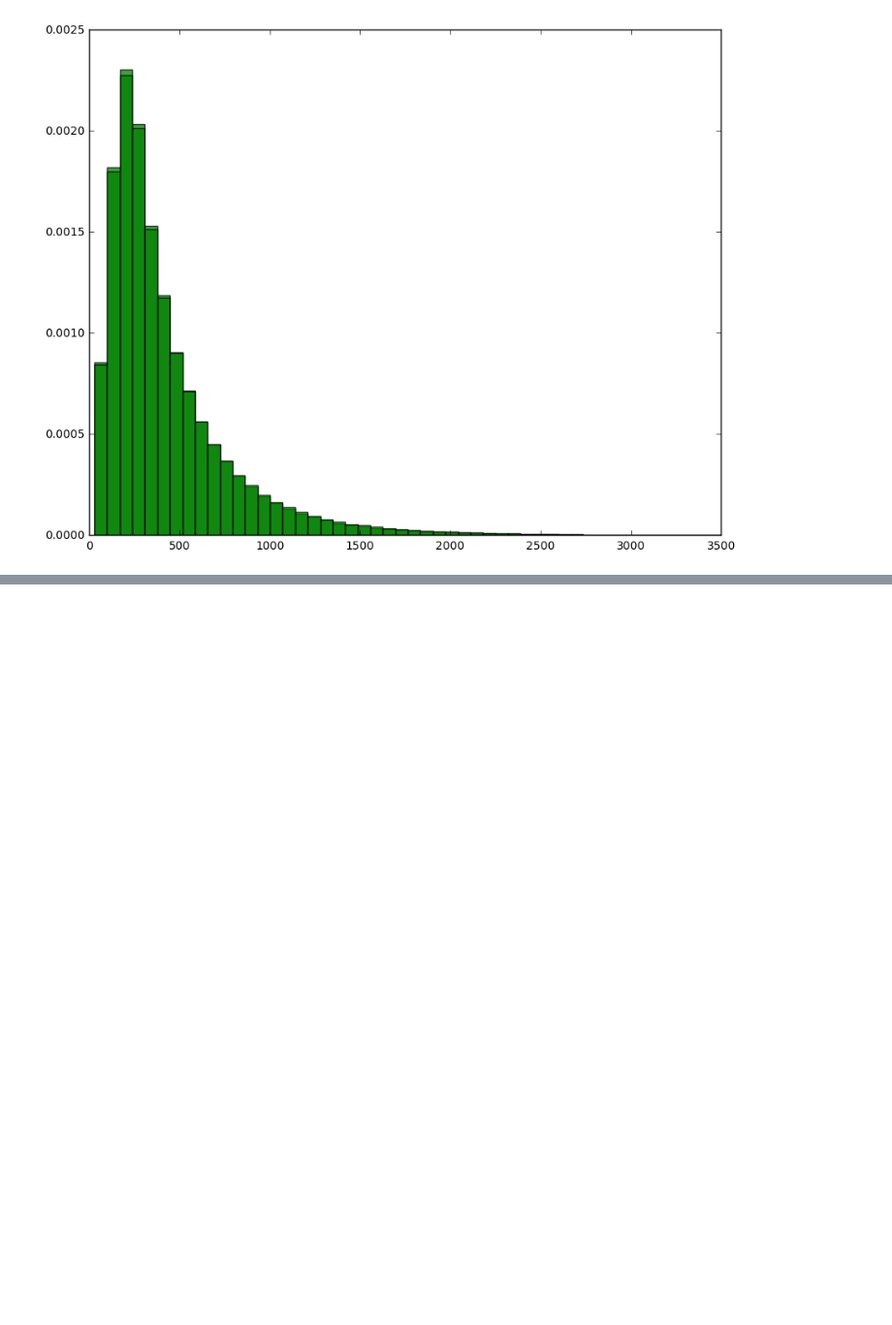
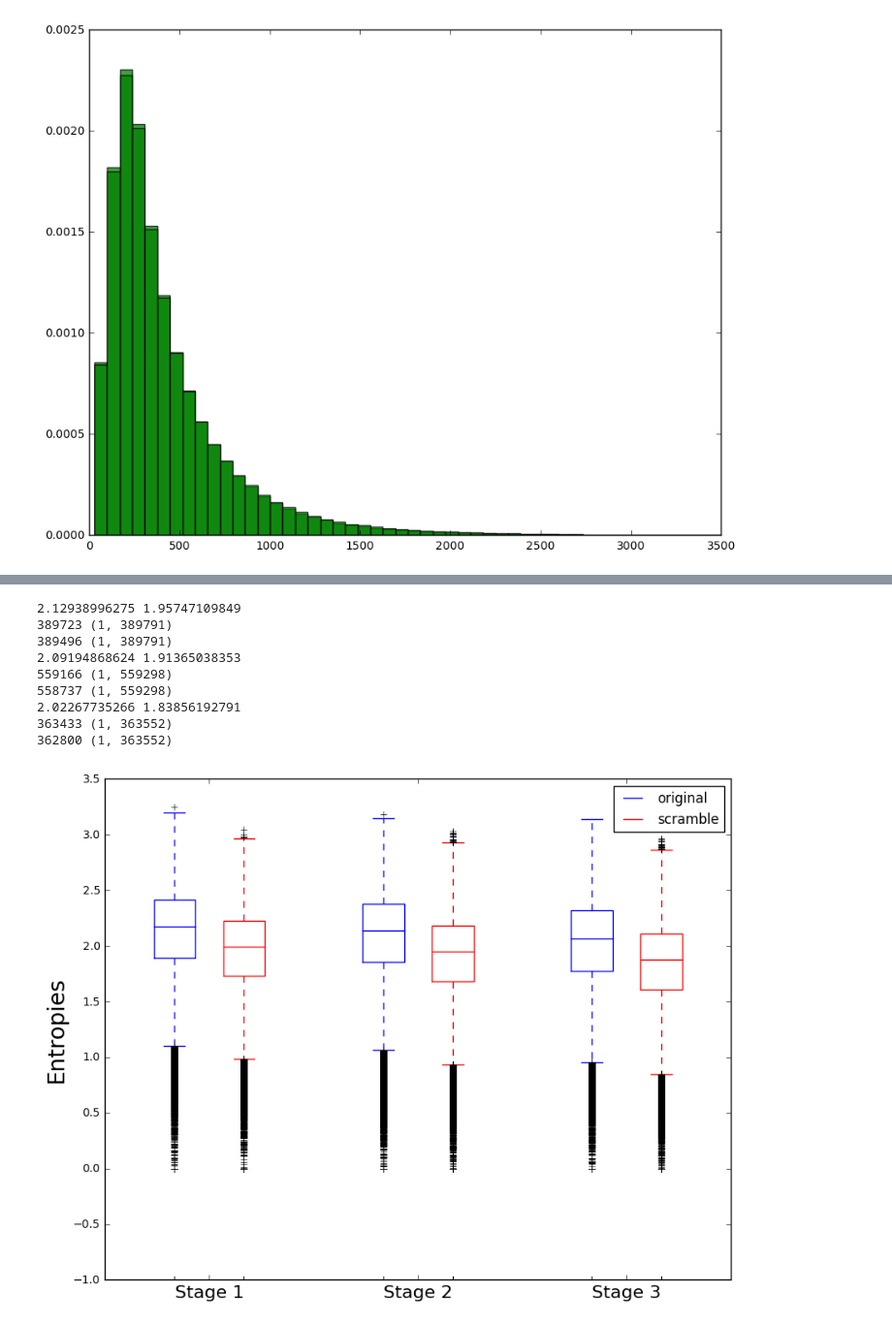
Before and after one commit to lun5/spatial_biomarkers, a Jupyter notebook: jupyter_notebooks/CRC_multiplex.ipynb, the cells around one changed output, grey strips where cells are left out. Shown at 97% size. Saved outputs shown, nothing was run; the diff lists cells and outputs as text; code cells hidden in the pictures; blank space fills up the shorter version.

```diff
--- a/jupyter_notebooks/CRC_multiplex.ipynb
+++ b/jupyter_notebooks/CRC_multiplex.ipynb
@@ -246,0 +1070,49 @@ print np.min(areas),np.max(areas)
+# %%
+fig = figure()
+ax = axes()
+hold(True)
+
+plot_data = {}
+for i in range(1,4):
+    plot_data[i]= [stage_entropies[i], stage_scbl_entropies[i]]
+    print np.mean(stage_entropies[i]), np.mean(stage_scbl_entropies[i])
+    print len(stage_entropies[i]), stage_residuals[i].shape
+    print len(stage_scbl_entropies[i]), stage_scbl_residuals[i].shape
+# first boxplot pair
+bp = boxplot(plot_data[1], positions = [1, 2], widths = 0.6)
+setBoxColors(bp)
+
+# second boxplot pair
+bp = boxplot(plot_data[2], positions = [4, 5], widths = 0.6)
+setBoxColors(bp)
+
+# thrid boxplot pair
+bp = boxplot(plot_data[3], positions = [7, 8], widths = 0.6)
+setBoxColors(bp)
+
+# set axes limits and labels
+xlim(0,9)
+ylim(-1,3.5)
+ax.set_xticklabels(['Stage 1', 'Stage 2', 'Stage 3'],fontsize=16)
+ax.set_xticks([1.5, 4.5, 7.5])
+ax.set_ylabel('Entropies', fontsize=20)
+# draw temporary red and blue lines and use them to create a legend
+hB, = plot([1,1],'b-')
+hR, = plot([1,1],'r-')
+legend((hB, hR),('original', 'scramble'))
+hB.set_visible(False)
+hR.set_visible(False)
+
+savefig(os.path.join(NN_OUTPUT,'entropies.png'))
+show()
+# %% [output]
+2.12938996275 1.95747109849
+389723 (1, 389791)
+389496 (1, 389791)
+2.09194868624 1.91365038353
+559166 (1, 559298)
+558737 (1, 559298)
+2.02267735266 1.83856192791
+363433 (1, 363552)
+362800 (1, 363552)
+[figure, added]
```
Also changed, not shown: parts of 26 cells of this notebook, 15 other files.
